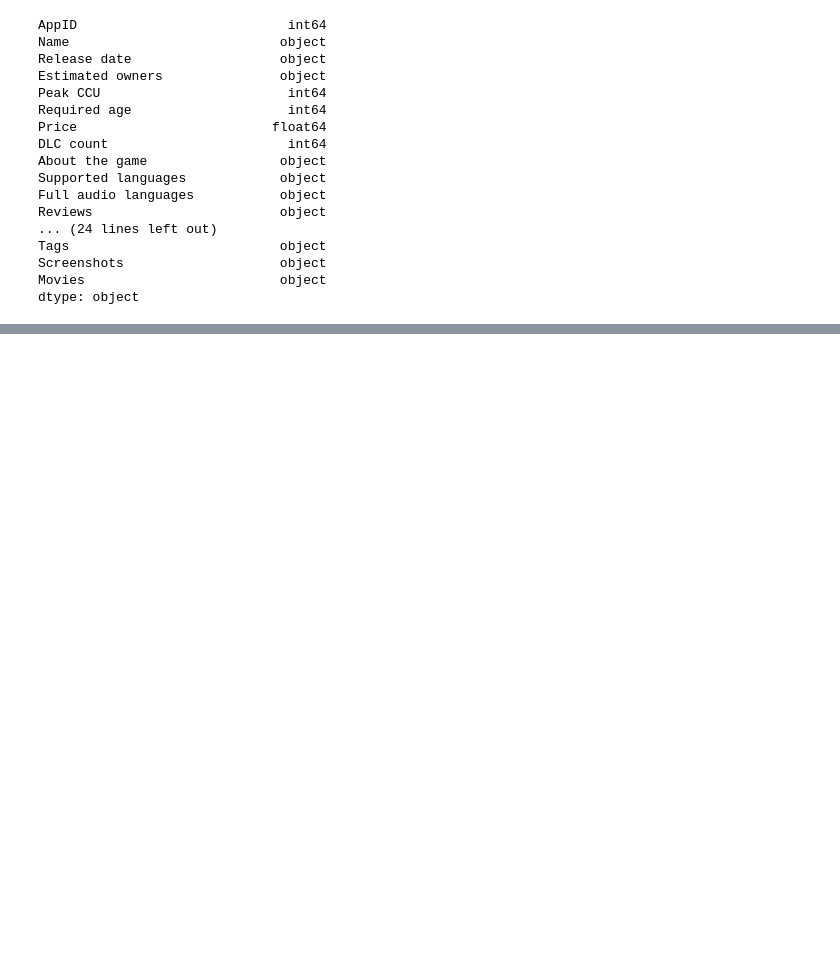
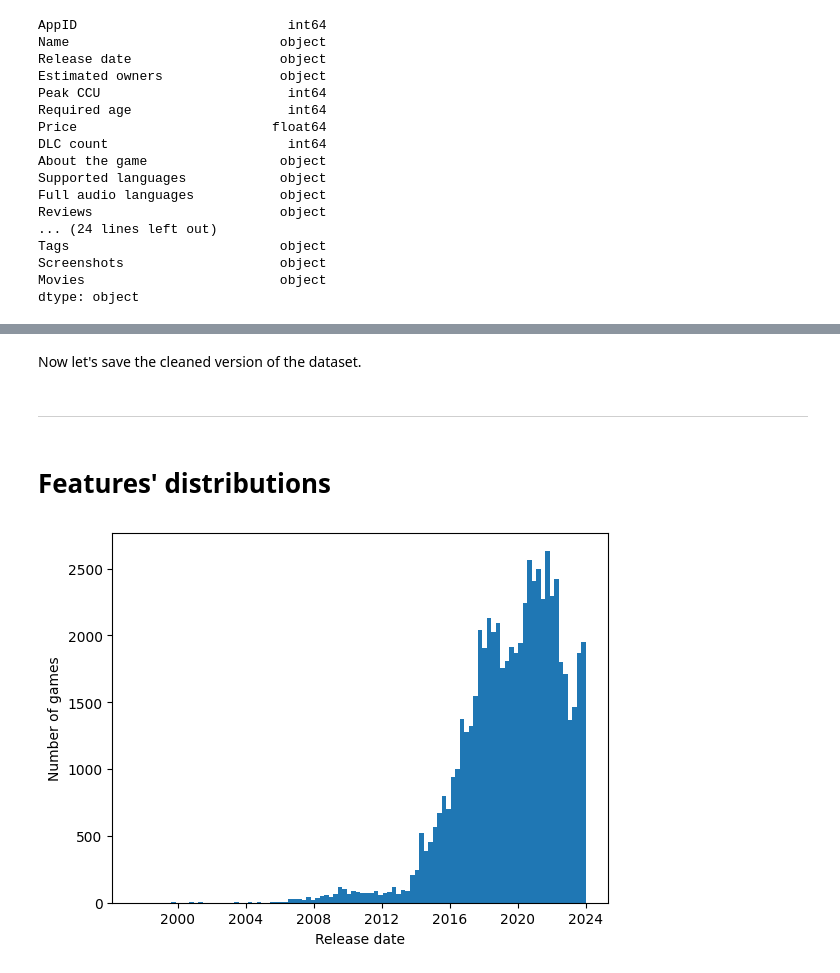
Before and after one commit to dxtvzw/cda-homeworks, a Jupyter notebook: eda-hw/main.ipynb, the cells around one changed output, grey strips where cells are left out. Drawn from its saved outputs; the diff is of its cells as text; code cells hidden in the pictures; blank space fills up the shorter version.

```diff
--- a/eda-hw/main.ipynb
+++ b/eda-hw/main.ipynb
@@ -202,0 +160,6 @@ plt.show()
+# %%
+df = df.drop(columns=['Metacritic score', 'Metacritic url', 'Score rank'])
+df = df.drop(df.loc[(df['About the game'].isna()) | (df['Developers'].isna()) | (df['Publishers'].isna()) | (df['Categories'].isna()) | (df['Genres'].isna())].index)
+df['Reviews'] = df['Reviews'].fillna('')
+df['Notes'] = df['Notes'].fillna('')
+df.loc[df['Tags'].isnull(), 'Tags'] = df.loc[df['Tags'].isnull(), 'Tags'].apply(lambda x: [])
@@ -202,0 +202,2 @@ plt.show()
+# %%
+df = df.drop(df.loc[(df['Positive'] + df['Negative'] == 0) & (df['Average playtime forever'] == 0.0)].index)
@@ -202,0 +215,8 @@ plt.show()
+# %%
+df = df.drop(df.loc[df['Price'] >= 990].index)
+# %%
+df['Min owners'] = df['Estimated owners'].apply(lambda x: x[0])
+df['Max owners'] = df['Estimated owners'].apply(lambda x: x[1])
+df['Mean owners'] = (df['Min owners'] + df['Max owners']) / 2
+# %% [markdown]
+Now let's save the cleaned version of the dataset.
@@ -202,0 +225,11 @@ plt.show()
+# %% [markdown]
+---
+# %% [markdown]
+# Features' distributions
+# %%
+plt.hist(df['Release date'], bins=100)
+plt.xlabel('Release date')
+plt.ylabel('Number of games')
+plt.show()
+# %% [output]
+[figure, added]
```
Also changed, not shown: parts of 75 cells of this notebook.
